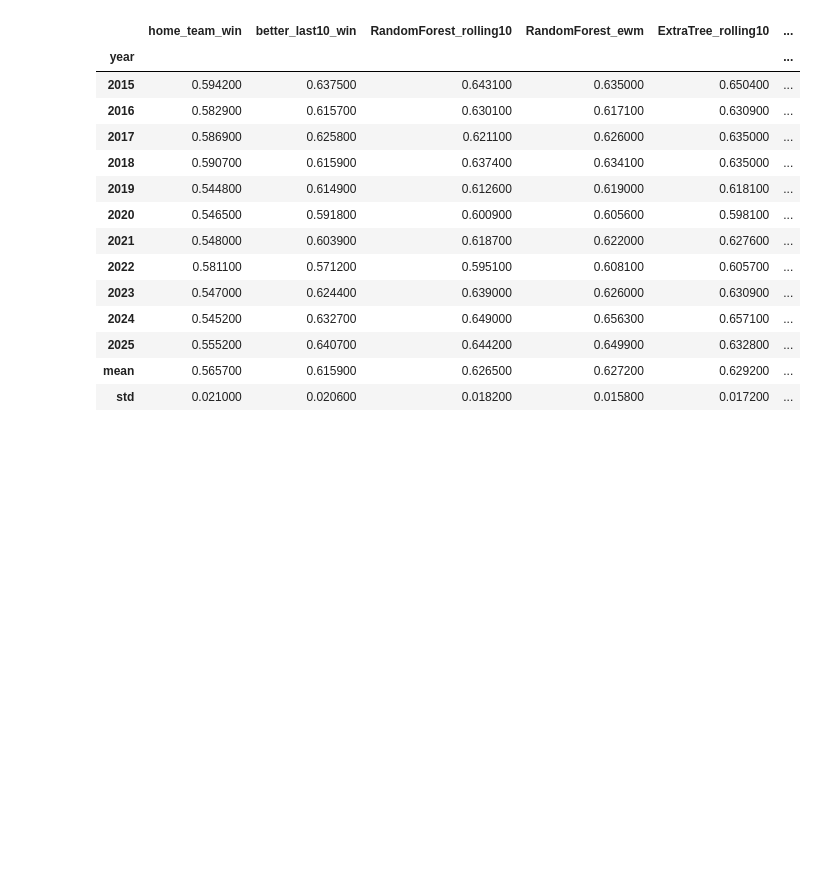
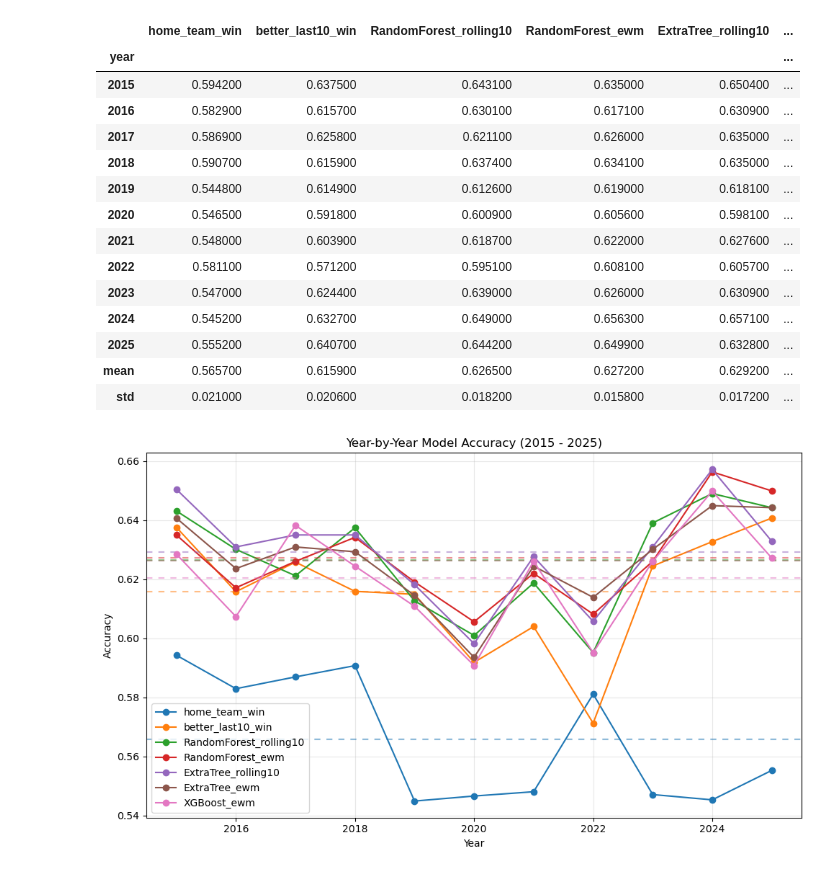
Before and after one commit to Erdos-Projects/summer26-nba-head-to-head-probability, a Jupyter notebook: models/baselines_rf_et_xgb.ipynb, the cells around one changed output. Drawn from its saved outputs; the diff is of its cells as text; code cells hidden in the pictures; blank space fills up the shorter version.

Commit message:
modified:   models/baselines_rf_et_xgb.ipynb 	new file:   notebooks/plot_accuracy.png

```diff
--- a/models/baselines_rf_et_xgb.ipynb
+++ b/models/baselines_rf_et_xgb.ipynb
@@ -724,3 +724,24 @@ final_accuracy_df.round(4).style.apply(highlight_summary_rows, axis=1)
 | 2025 | 0.555200 | 0.640700 | 0.644200 | 0.649900 | 0.632800 | ... |
 | mean | 0.565700 | 0.615900 | 0.626500 | 0.627200 | 0.629200 | ... |
 | std | 0.021000 | 0.020600 | 0.018200 | 0.015800 | 0.017200 | ... |
+# %%
+# Exclude the mean/std summary rows, keep only the year-indexed rows
+plot_df = final_accuracy_df.drop(index=['mean', 'std'])
+
+fig, ax = plt.subplots(figsize=(10, 6))
+
+for col in plot_df.columns:
+    line = ax.plot(plot_df.index, plot_df[col], marker='o', label=col)[0]
+    ax.axhline(final_accuracy_df.loc['mean', col], color=line.get_color(), dashes=[4, 4], alpha=0.5)
+
+
+ax.set_xlabel('Year')
+ax.set_ylabel('Accuracy')
+ax.set_title('Year-by-Year Model Accuracy (2015 - 2025)')
+ax.legend(loc='best')
+ax.grid(True, alpha=0.3)
+# plt.xticks(plot_df.index, rotation=45)
+plt.tight_layout()
+plt.show()
+# %% [output]
+[figure, added]
```
Also changed, not shown: 1 other file.
